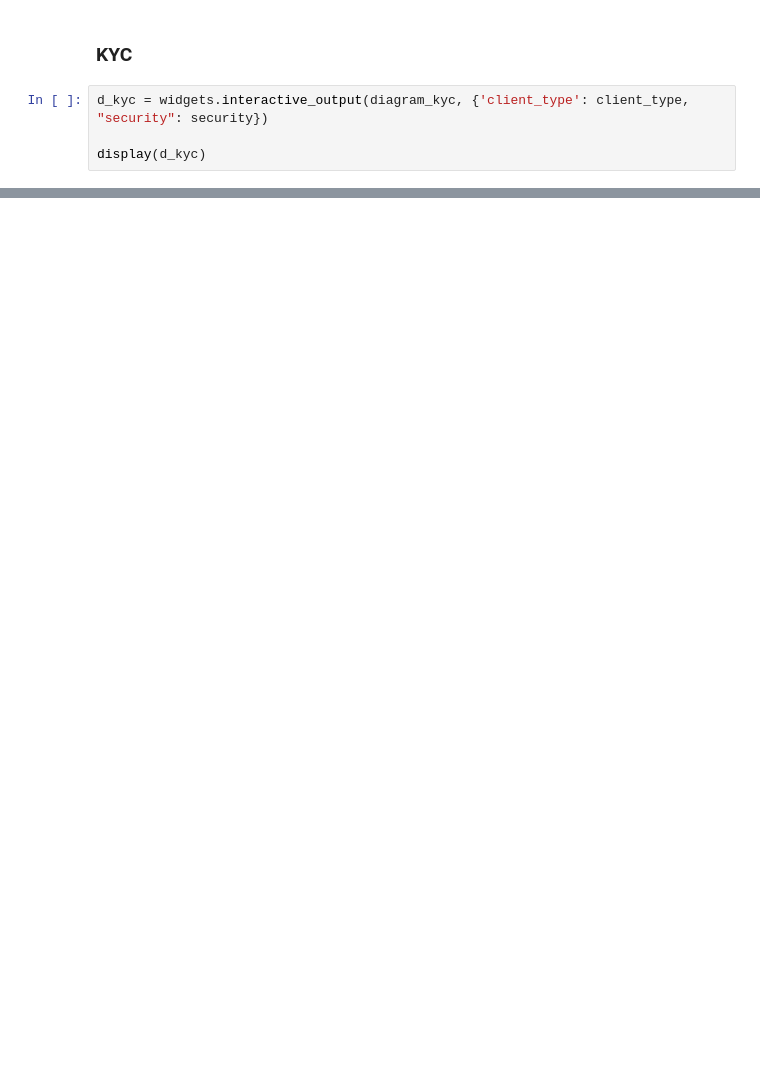
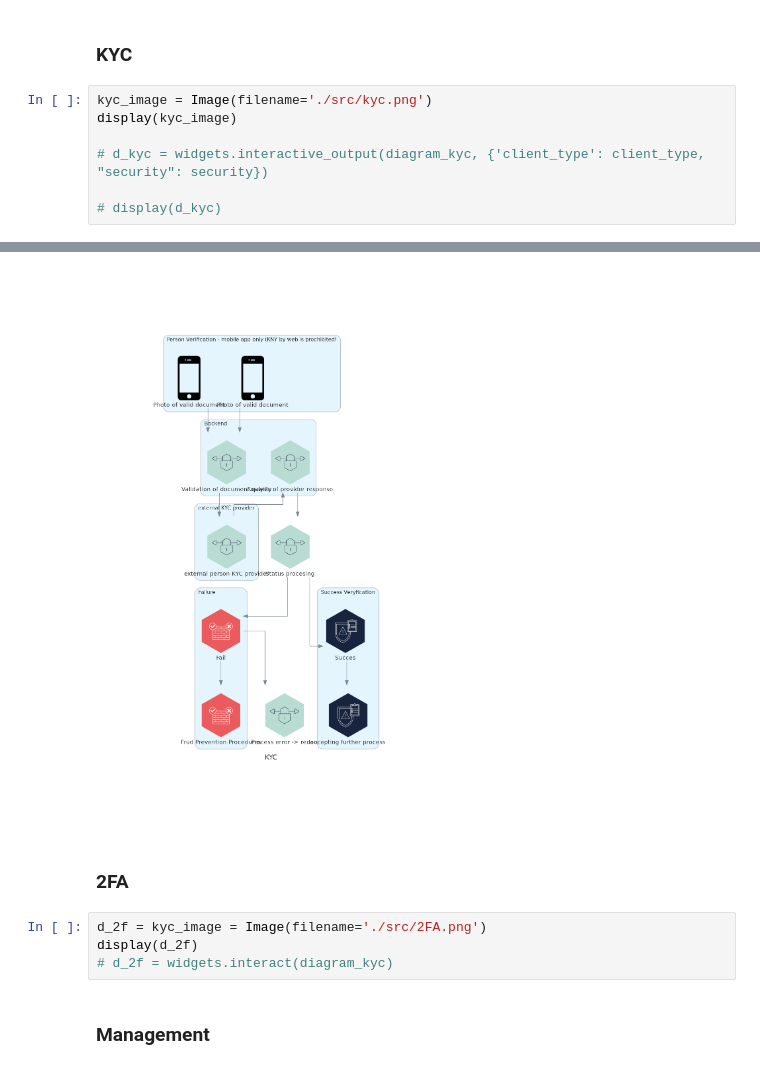
Before and after one commit to kamil1marczak/fintech_arch, a Jupyter notebook: notebooks/new_index.ipynb, the cells around one changed output, grey strips where cells are left out. Drawn from its saved outputs; the diff is of its cells as text; blank space fills up the shorter version.

```diff
--- a/notebooks/new_index.ipynb
+++ b/notebooks/new_index.ipynb
@@ -605,7 +279,10 @@ display(d_len)
 # %% [markdown]
 ### KYC
 # %%
-d_kyc = widgets.interactive_output(diagram_kyc, {'client_type': client_type, "security": security})
+kyc_image = Image(filename='./src/kyc.png')
+display(kyc_image)
 
-display(d_kyc)
+# d_kyc = widgets.interactive_output(diagram_kyc, {'client_type': client_type, "security": security})
+
+# display(d_kyc)
 # %% [output]
@@ -612,0 +289,9 @@ display(d_kyc)
+[figure, added]
+# %% [markdown]
+### 2FA
+# %%
+d_2f = kyc_image = Image(filename='./src/2FA.png')
+display(d_2f)
+# d_2f = widgets.interact(diagram_kyc)
+# %% [markdown]
+### Management
```
Also changed, not shown: parts of 17 cells of this notebook, 11 other files.
